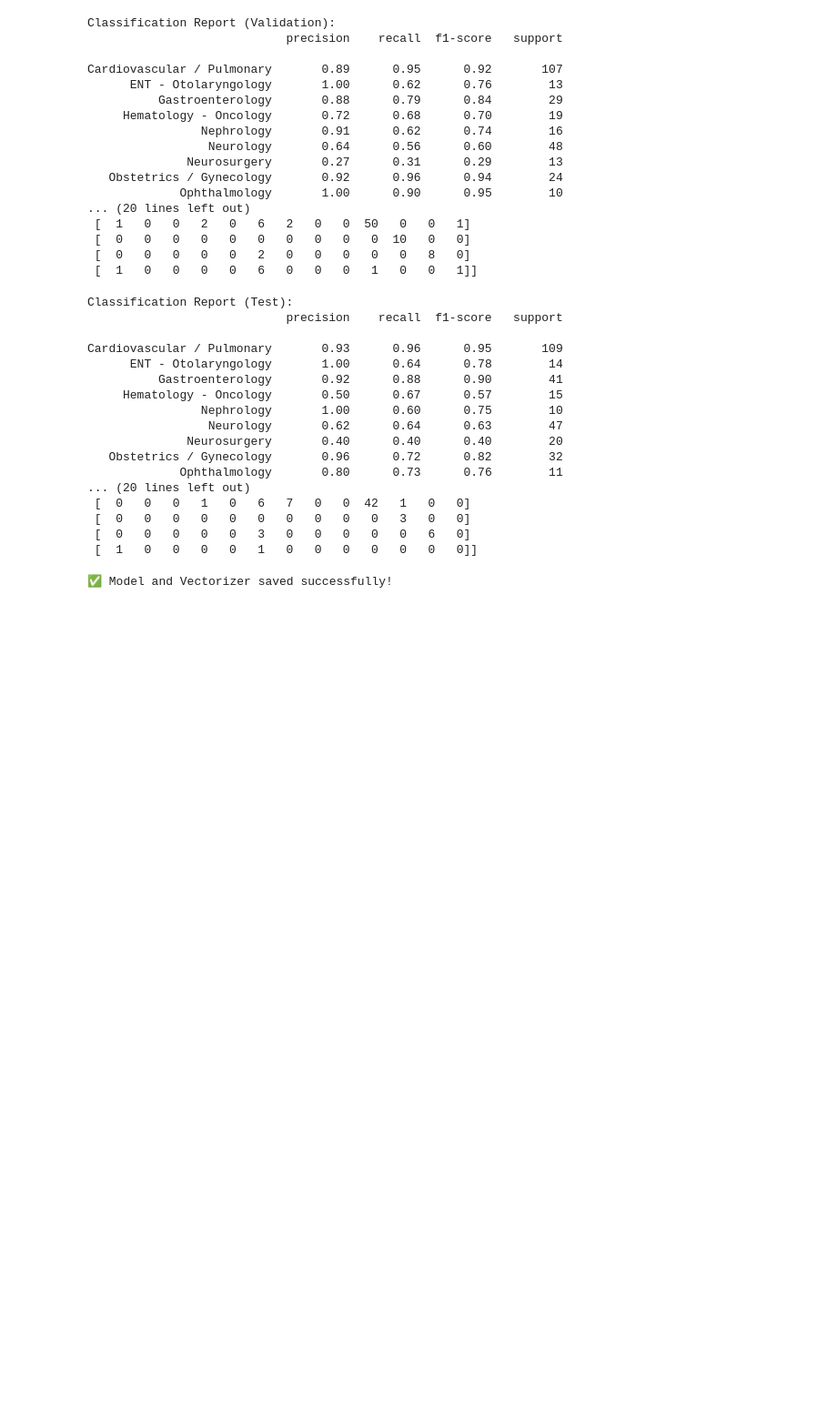
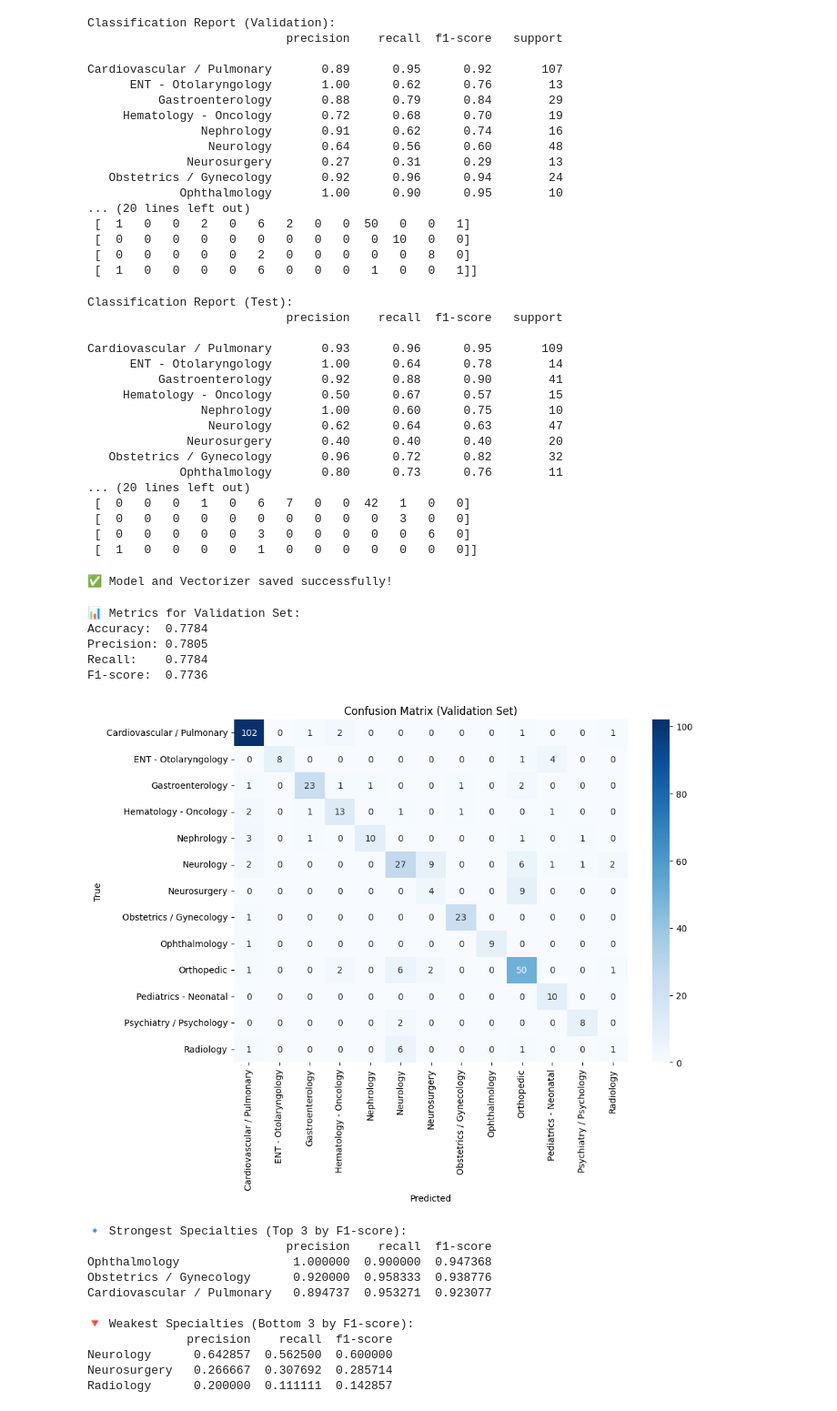
Before and after one commit to senumiminodya/axora-medarchive-solution, a Jupyter notebook: classification_modeling.ipynb, the cells around one changed output. Shown at 91% size. Cells and saved outputs as stored; diff of their text form; code cells hidden in the pictures; blank space fills up the shorter version.

Commit message:
Validation set evaluation

```diff
--- a/classification_modeling.ipynb
+++ b/classification_modeling.ipynb
@@ -169,3 +169,27 @@ def analyze_class_performance(y_true, y_pred, labels):
     print(sorted_df.tail(3)[["precision", "recall", "f1-score"]])
 
     return sorted_df
+# %%
+y_pred_val = best_model.predict(X_val_vec)
+
+evaluate_metrics(y_val, y_pred_val, "Validation Set")
+plot_confusion_matrix(y_val, y_pred_val, "Confusion Matrix (Validation Set)")
+results_val = analyze_class_performance(y_val, y_pred_val, sorted(set(y_train)))
+# %% [output]
+📊 Metrics for Validation Set:
+Accuracy:  0.7784
+Precision: 0.7805
+Recall:    0.7784
+F1-score:  0.7736
+[figure, added]
+🔹 Strongest Specialties (Top 3 by F1-score):
+                            precision    recall  f1-score
+Ophthalmology                1.000000  0.900000  0.947368
+Obstetrics / Gynecology      0.920000  0.958333  0.938776
+Cardiovascular / Pulmonary   0.894737  0.953271  0.923077
+
+🔻 Weakest Specialties (Bottom 3 by F1-score):
+              precision    recall  f1-score
+Neurology      0.642857  0.562500  0.600000
+Neurosurgery   0.266667  0.307692  0.285714
+Radiology      0.200000  0.111111  0.142857
```
